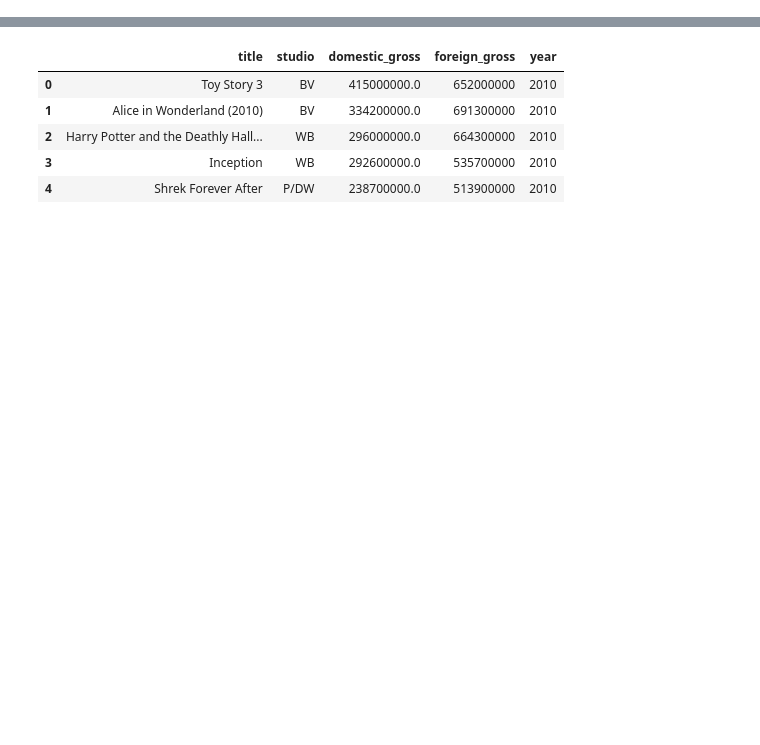
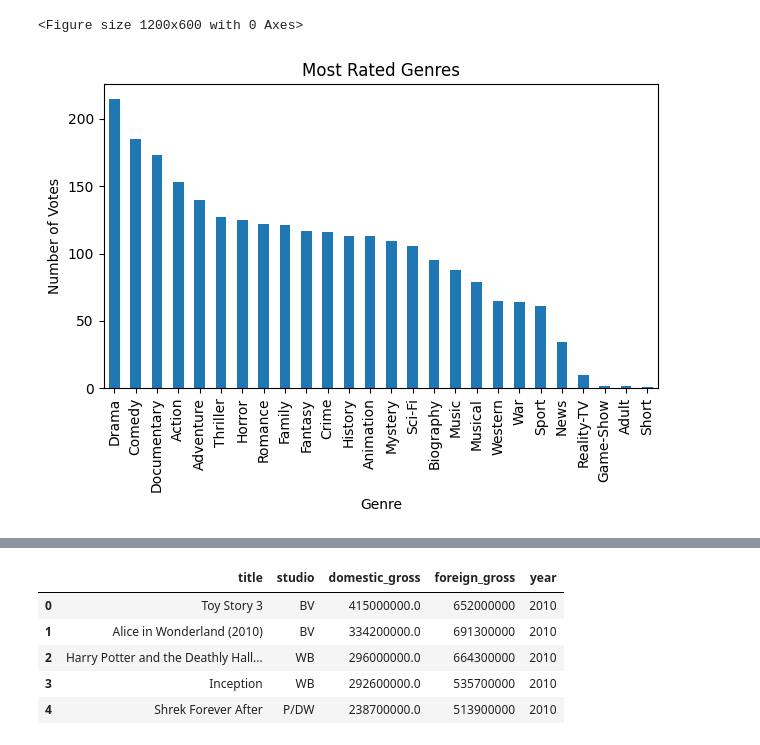
Before and after one commit to Omballa/movie_analysis, a Jupyter notebook: main.ipynb, the cells around one changed output, grey strips where cells are left out. Saved outputs shown, nothing was run; the diff lists cells and outputs as text; code cells hidden in the pictures; blank space fills up the shorter version.

```diff
--- a/main.ipynb
+++ b/main.ipynb
@@ -20,0 +29,61 @@ df.head()
+# %%
+import sqlite3
+import pandas as pd
+import matplotlib.pyplot as plt
+
+# Connect to the SQLite database
+conn = sqlite3.connect('./data/im.db')
+
+# Modify your SQL query to aggregate the data by genre and sum the numvotes
+query = '''
+    SELECT
+        mb.genres,
+        SUM(mr.numvotes) AS total_numvotes
+    FROM movie_basics AS mb
+    JOIN movie_ratings AS mr ON mb.movie_id = mr.movie_id
+    GROUP BY mb.genres
+    ORDER BY total_numvotes DESC
+'''
+
+# Read the data into a DataFrame
+df = pd.read_sql_query(query, conn)
+
+# Close the database connection
+conn.close()
+
+# Drop rows with None or null values in the 'genres' column
+df = df.dropna(subset=['genres'])
+
+# Split the genres column into a list of genres
+df['genres'] = df['genres'].str.split(',')
+
+# Create a dictionary to store the count of each genre
+genre_count = {}
+
+# Iterate through the DataFrame and count the occurrences of each genre
+for genres in df['genres']:
+    for genre in genres:
+        genre = genre.strip()
+        if genre in genre_count:
+            genre_count[genre] += 1
+        else:
+            genre_count[genre] = 1
+
+# Convert the dictionary into a DataFrame
+genre_df = pd.DataFrame.from_dict(genre_count, orient='index', columns=['count'])
+genre_df = genre_df.sort_values(by='count', ascending=False)
+
+# Plot the graph
+plt.figure(figsize=(12, 6))
+genre_df.plot(kind='bar', legend=False)
+plt.xlabel('Genre')
+plt.ylabel('Number of Votes')
+plt.title('Most Rated Genres')
+plt.xticks(rotation=90)
+plt.tight_layout()
+
+# Show the plot
+plt.show()
+# %% [output]
+<Figure size 1200x600 with 0 Axes>
+[figure, added]
```
Also changed, not shown: parts of 17 cells of this notebook, 2 other files.
